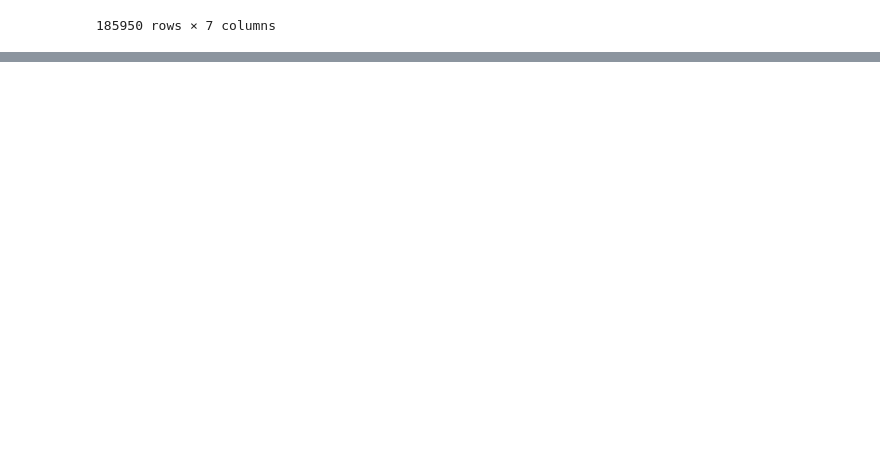
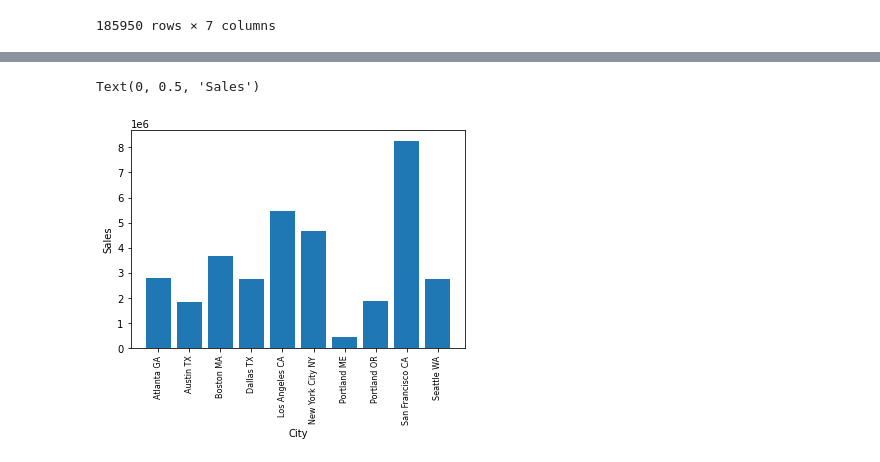
Before and after one commit to pratyaysaha/machine-learning-study, a Jupyter notebook: sales_analysis.ipynb, the cells around one changed output, grey strips where cells are left out. Cells and saved outputs as stored; diff of their text form; code cells hidden in the pictures; blank space fills up the shorter version.

```diff
--- a/sales_analysis.ipynb
+++ b/sales_analysis.ipynb
@@ -165,0 +222,10 @@ array([ 4,  5,  8,  9, 12,  1,  2,  3,  7,  6, 11, 10], dtype=int64)
+# %%
+def get_city(x):
+    return x.split(',')[1][1:]
+
+def get_state(x):
+    return x.split(',')[2][1:3]
+
+sales_data['City'] = sales_data['Purchase Address'].apply(lambda x:  f"{get_city(x)} {get_state(x)}")
+
+sales_data
@@ -165,0 +246,3 @@ array([ 4,  5,  8,  9, 12,  1,  2,  3,  7,  6, 11, 10], dtype=int64)
+# %%
+each_city_sales= sales_data.groupby(['City']).sum()
+each_city_sales
@@ -165,0 +262,8 @@ array([ 4,  5,  8,  9, 12,  1,  2,  3,  7,  6, 11, 10], dtype=int64)
+# %%
+plt.bar(each_city_sales.index, each_city_sales['Sales'])
+plt.xticks(each_city_sales.index, rotation='vertical', size=8)
+plt.xlabel('City')
+plt.ylabel('Sales')
+# %% [output]
+Text(0, 0.5, 'Sales')
+[figure, added]
```
Also changed, not shown: parts of 13 cells of this notebook.
